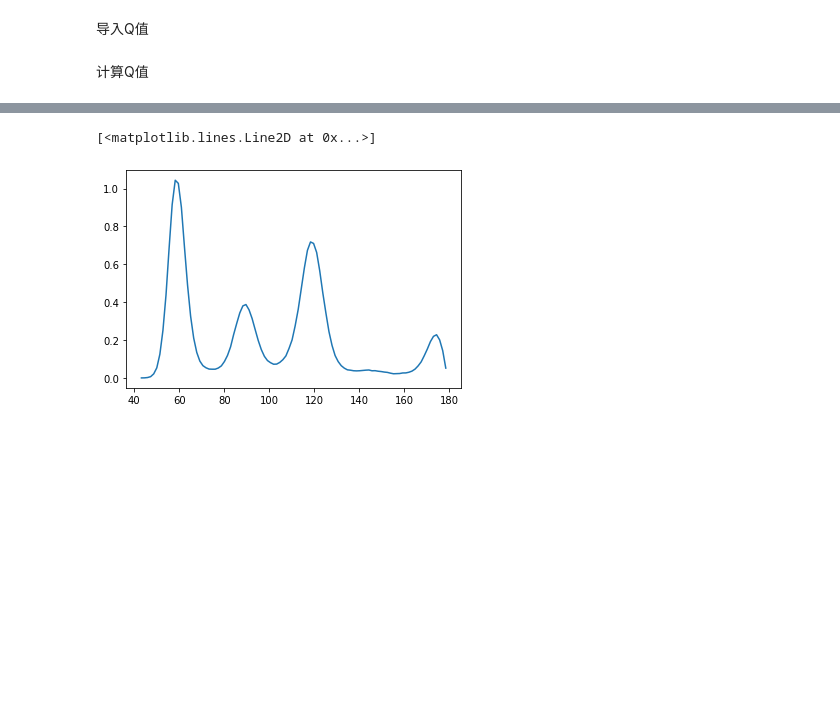
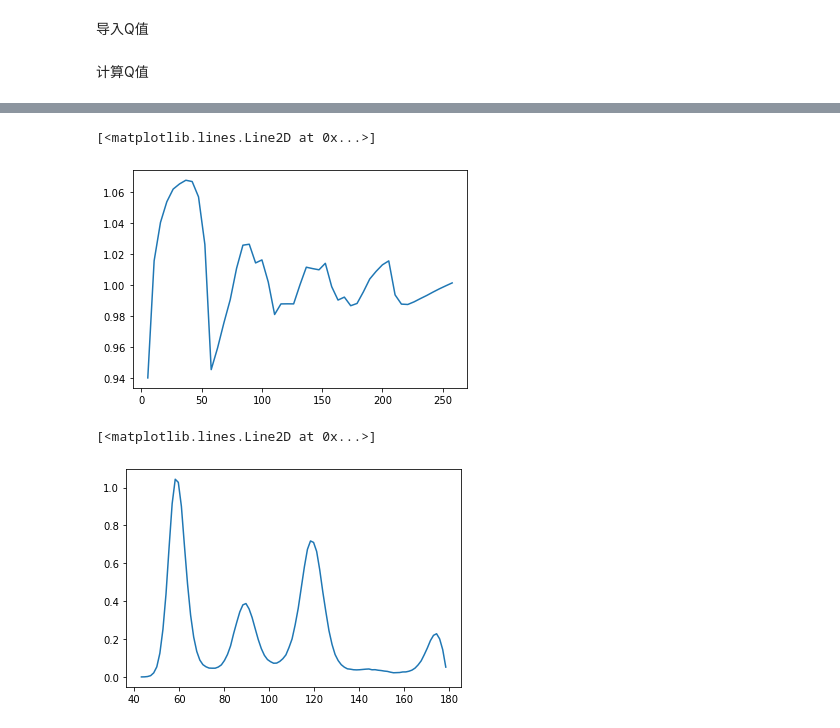
Before and after one commit to bgbaizh/GlassViewer, a Jupyter notebook: glassviewer/glassviewer.ipynb, the cells around one changed output, grey strips where cells are left out. Drawn from its saved outputs; the diff is of its cells as text; code cells hidden in the pictures; blank space fills up the shorter version.

```diff
--- a/glassviewer/glassviewer.ipynb
+++ b/glassviewer/glassviewer.ipynb
@@ -48,3 +53,19 @@ AttributeError: 'Line2D' object has no property 'title'
+# %%
+from scipy.fftpack import fft,ifft
+def calculate_sf(self, pdf, r):
+    self.get_rho_vol()
+    T=r[2]-r[1]
+    N=len(r)
+    k=np.arange(N)
+    sf=(1+2*self.rho*T*N*np.imag(fft(r*(pdf-1)))/k)
+    q=2*np.pi*k/T/N
+    return sf,q
+# %%
+sf,q=calculate_sf(sys1, pdf[0:50], r[0:50])
+plt.plot(q,sf)
+# %% [output]
+[<matplotlib.lines.Line2D at 0x...>]
+[figure, added]
 # %%
 plt.plot(r*180/np.pi,bad)
 # %% [output]
```
Also changed, not shown: parts of 2 cells of this notebook, 1 other file.
